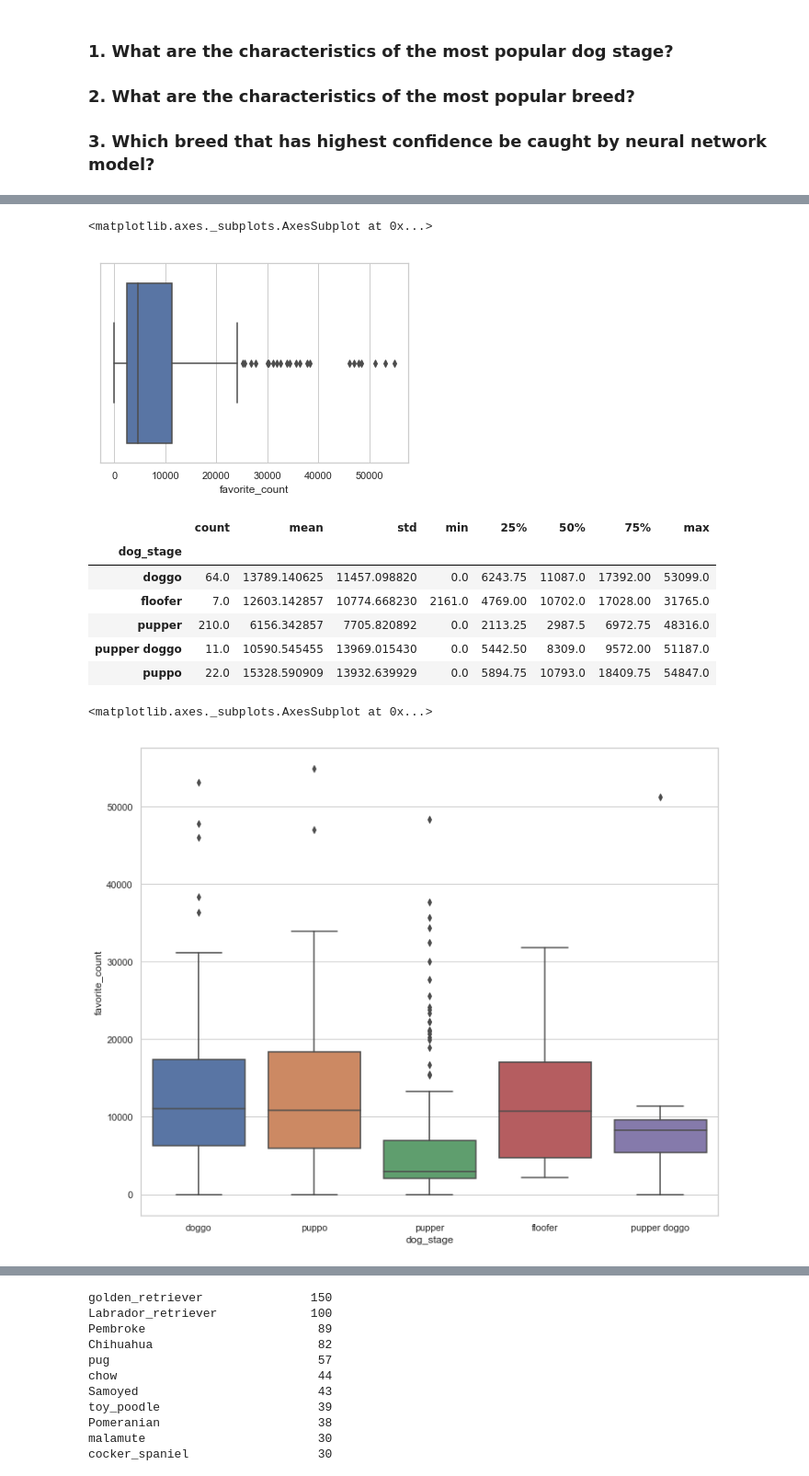
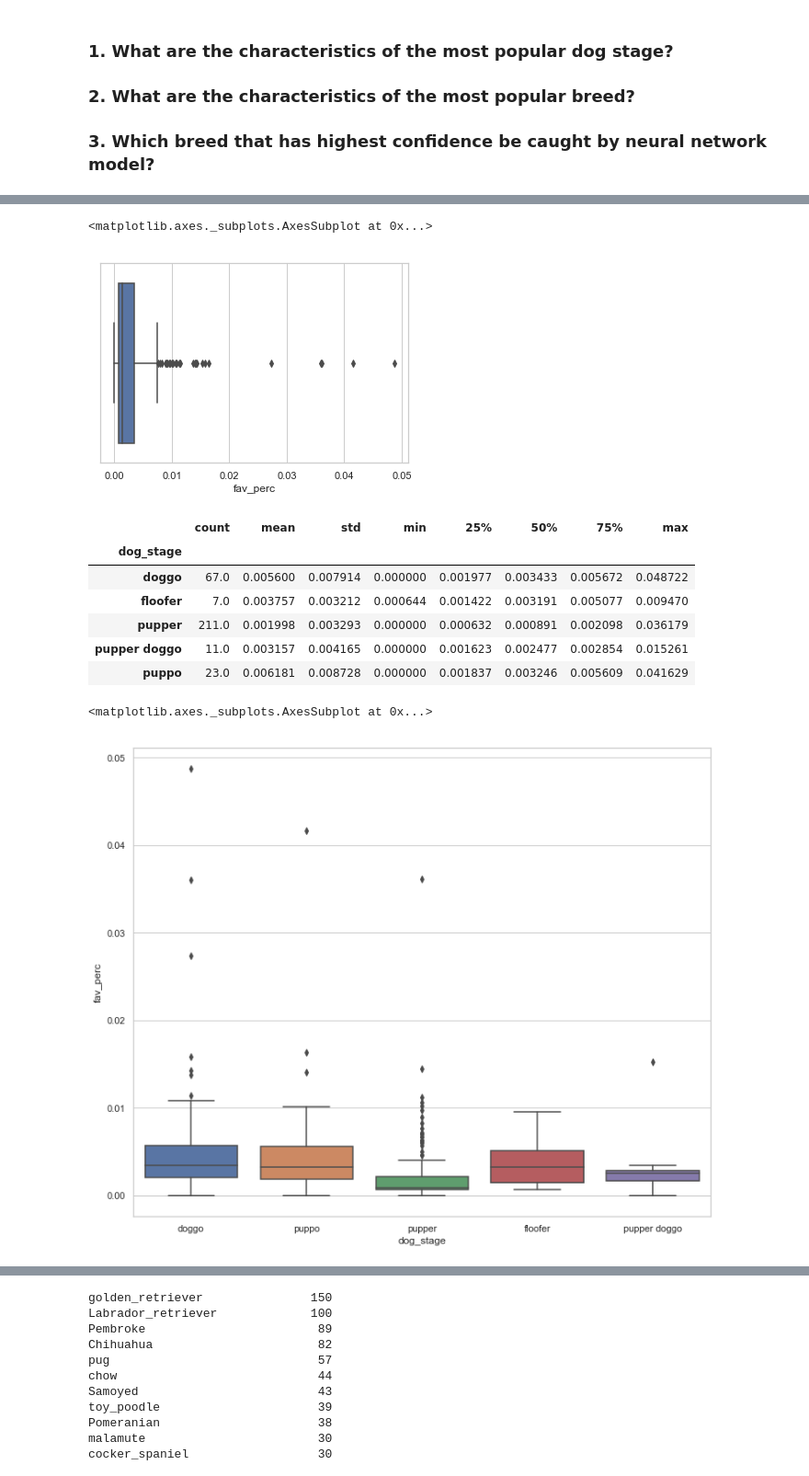
Before and after one commit to jemc36/Udacity-DAND-DataWrangling-TwitterAPI-WeRateDogs, a Jupyter notebook: wrangle_act.ipynb, the cells around one changed output, grey strips where cells are left out. Shown at 92% size. Drawn from its saved outputs; the diff is of its cells as text; code cells hidden in the pictures.

```diff
--- a/wrangle_act.ipynb
+++ b/wrangle_act.ipynb
@@ -1099,8 +1101,12 @@ pd.read_sql_query("select * from image_predictions_tp limit 5;", conn)
 ### 2. What are the characteristics of the most popular breed?
 
 ### 3. Which breed that has highest confidence be caught by neural network model?
+# %%
+twitter_archive_master['rating_ratio'] = twitter_archive_master['corrected_numerator'] / twitter_archive_master['corrected_denominator']
+twitter_archive_master['fav_perc']= twitter_archive_master['favorite_count'] / twitter_archive_master['favorite_count'].sum()
+twitter_archive_master['retweet_perc'] = twitter_archive_master['retweet_count'] / twitter_archive_master['retweet_count'].sum()
 # %%
 # 1. Remove missing stages, the stages that only have one sample size, and outliers
-a1 = twitter_archive_master.query('dog_stage !="" & dog_stage != "doggo puppo" & dog_stage != "doggo floofer" & favorite_count <= 60000 & retweet_count <= 40000')
+a1 = twitter_archive_master.query('dog_stage !="" & dog_stage != "doggo puppo" & dog_stage != "doggo floofer"')
 a1['dog_stage'].value_counts()
 # %% [output]
@@ -1160,23 +1164,23 @@ Name: favorite_count, dtype: float64
 # %%
 sns.set(style="whitegrid")
-sns.boxplot(x="favorite_count", data=a1)
+sns.boxplot(x="fav_perc", data=a1)
 # %% [output]
 <matplotlib.axes._subplots.AxesSubplot at 0x...>
-[figure, old version]
+[figure, new version]
 # %%
-a1.groupby('dog_stage')['favorite_count'].describe()
+a1.groupby('dog_stage')['fav_perc'].describe()
 # %% [output]
 |  | count | mean | std | min | 25% | 50% | 75% | max |
 | dog_stage |  |  |  |  |  |  |  |  |
-| doggo | 64.0 | 13789.140625 | 11457.098820 | 0.0 | 6243.75 | 11087.0 | 17392.00 | 53099.0 |
-| floofer | 7.0 | 12603.142857 | 10774.668230 | 2161.0 | 4769.00 | 10702.0 | 17028.00 | 31765.0 |
-| pupper | 210.0 | 6156.342857 | 7705.820892 | 0.0 | 2113.25 | 2987.5 | 6972.75 | 48316.0 |
-| pupper doggo | 11.0 | 10590.545455 | 13969.015430 | 0.0 | 5442.50 | 8309.0 | 9572.00 | 51187.0 |
-| puppo | 22.0 | 15328.590909 | 13932.639929 | 0.0 | 5894.75 | 10793.0 | 18409.75 | 54847.0 |
+| doggo | 67.0 | 0.005600 | 0.007914 | 0.000000 | 0.001977 | 0.003433 | 0.005672 | 0.048722 |
+| floofer | 7.0 | 0.003757 | 0.003212 | 0.000644 | 0.001422 | 0.003191 | 0.005077 | 0.009470 |
+| pupper | 211.0 | 0.001998 | 0.003293 | 0.000000 | 0.000632 | 0.000891 | 0.002098 | 0.036179 |
+| pupper doggo | 11.0 | 0.003157 | 0.004165 | 0.000000 | 0.001623 | 0.002477 | 0.002854 | 0.015261 |
+| puppo | 23.0 | 0.006181 | 0.008728 | 0.000000 | 0.001837 | 0.003246 | 0.005609 | 0.041629 |
 # %%
 plt.figure(figsize=(12,10))
-sns.boxplot(x='dog_stage', y="favorite_count", data=a1)
+sns.boxplot(x='dog_stage', y="fav_perc", data=a1)
 # %% [output]
 <matplotlib.axes._subplots.AxesSubplot at 0x...>
-[figure, old version]
+[figure, new version]
 # %%
```
Also changed, not shown: parts of 31 cells of this notebook, 2 other files.
